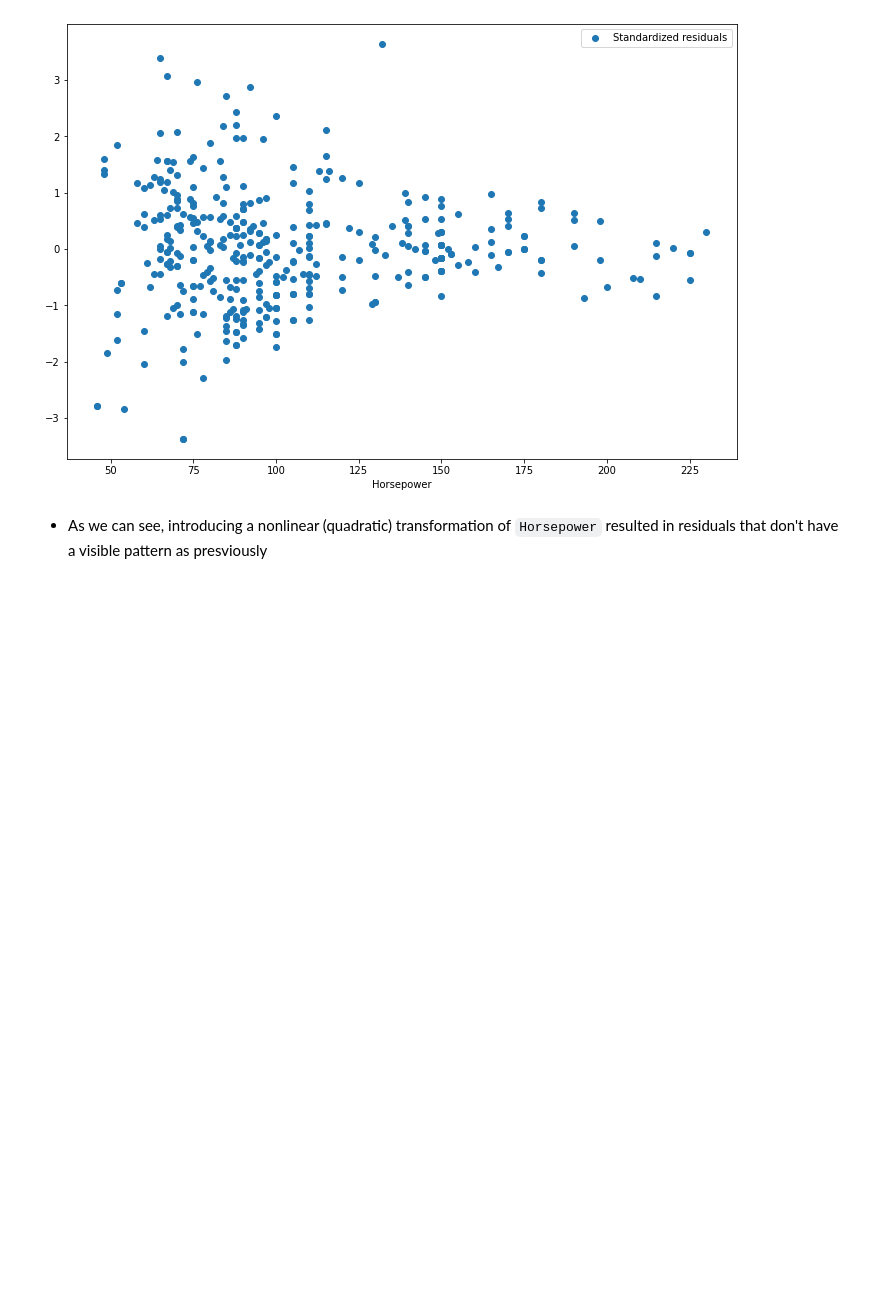
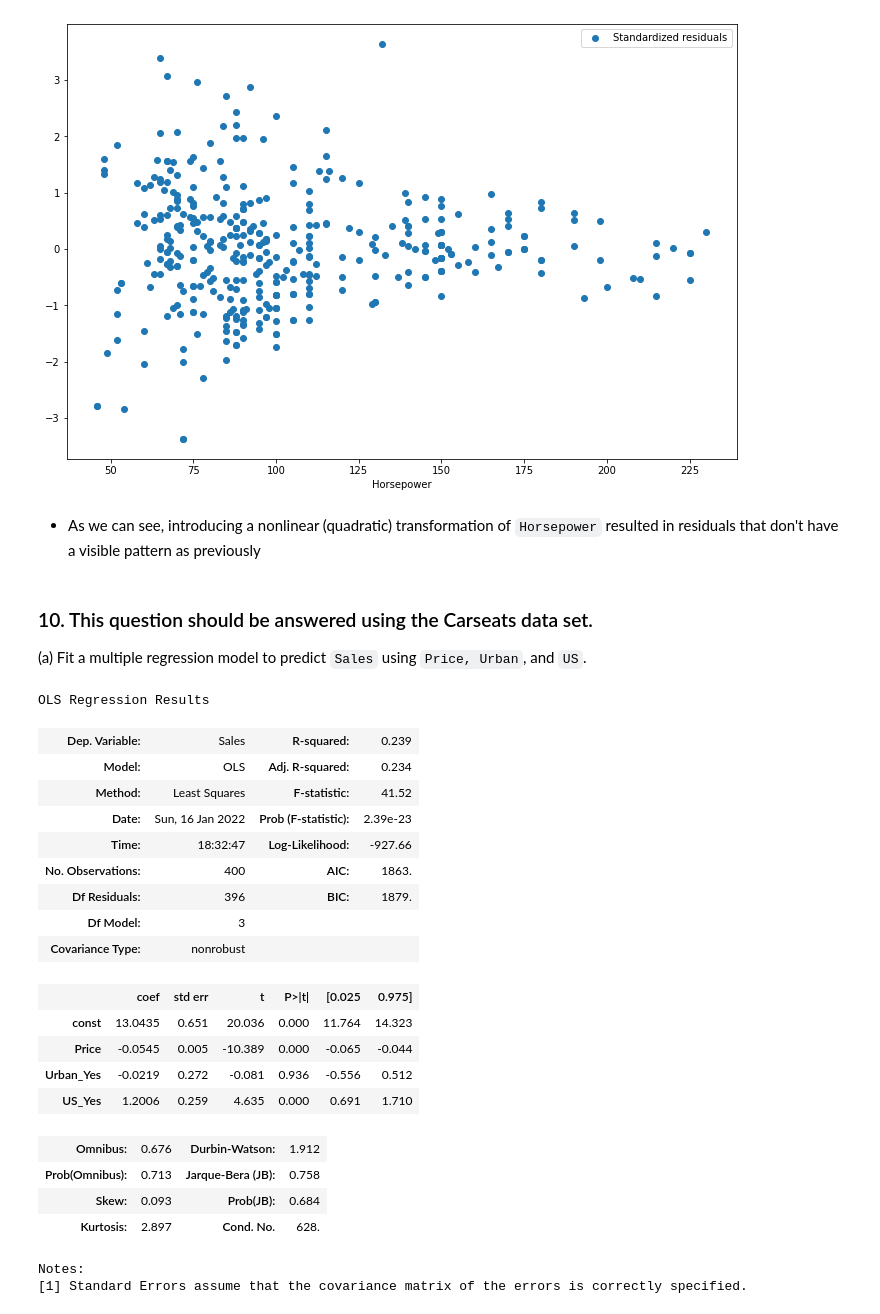
Before and after one commit to bartkowiaktomasz/introduction-to-statistical-learning-python, a Jupyter notebook: notebooks/Chapter_3.ipynb, the cells around one changed output. Saved outputs shown, nothing was run; the diff lists cells and outputs as text; code cells hidden in the pictures; blank space fills up the shorter version.

```diff
--- a/notebooks/Chapter_3.ipynb
+++ b/notebooks/Chapter_3.ipynb
@@ -346,4 +346,7 @@ ax.legend()
 <matplotlib.legend.Legend at 0x...>
 [figure]
 # %% [markdown]
-- As we can see, introducing a nonlinear (quadratic) transformation of `Horsepower` resulted in residuals that don't have a visible pattern as presviously
+- As we can see, introducing a nonlinear (quadratic) transformation of `Horsepower` resulted in residuals that don't have a visible pattern as previously
+# %% [markdown]
+### 10. This question should be answered using the Carseats data set.
+(a) Fit a multiple regression model to predict `Sales` using `Price, Urban`, and `US`.
@@ -349,0 +357,29 @@ ax.legend()
+# %%
+y = carseats_df.Sales
+X = carseats_df[["Price", "Urban_Yes", "US_Yes"]]
+X = sm.add_constant(X)
+model = sm.OLS(y, X)
+results = model.fit()
+results.summary()
+# %% [output]
+OLS Regression Results
+| Dep. Variable: | Sales | R-squared: | 0.239 |
+| Model: | OLS | Adj. R-squared: | 0.234 |
+| Method: | Least Squares | F-statistic: | 41.52 |
+| Date: | Sun, 16 Jan 2022 | Prob (F-statistic): | 2.39e-23 |
+| Time: | 18:32:47 | Log-Likelihood: | -927.66 |
+| No. Observations: | 400 | AIC: | 1863. |
+| Df Residuals: | 396 | BIC: | 1879. |
+| Df Model: | 3 |  |  |
+| Covariance Type: | nonrobust |  |  |
+|  | coef | std err | t | P>|t| | [0.025 | 0.975] |
+| const | 13.0435 | 0.651 | 20.036 | 0.000 | 11.764 | 14.323 |
+| Price | -0.0545 | 0.005 | -10.389 | 0.000 | -0.065 | -0.044 |
+| Urban_Yes | -0.0219 | 0.272 | -0.081 | 0.936 | -0.556 | 0.512 |
+| US_Yes | 1.2006 | 0.259 | 4.635 | 0.000 | 0.691 | 1.710 |
+| Omnibus: | 0.676 | Durbin-Watson: | 1.912 |
+| Prob(Omnibus): | 0.713 | Jarque-Bera (JB): | 0.758 |
+| Skew: | 0.093 | Prob(JB): | 0.684 |
+| Kurtosis: | 2.897 | Cond. No. | 628. |
+Notes:
+[1] Standard Errors assume that the covariance matrix of the errors is correctly specified.
```
Also changed, not shown: parts of 11 cells of this notebook, 1 other file.
